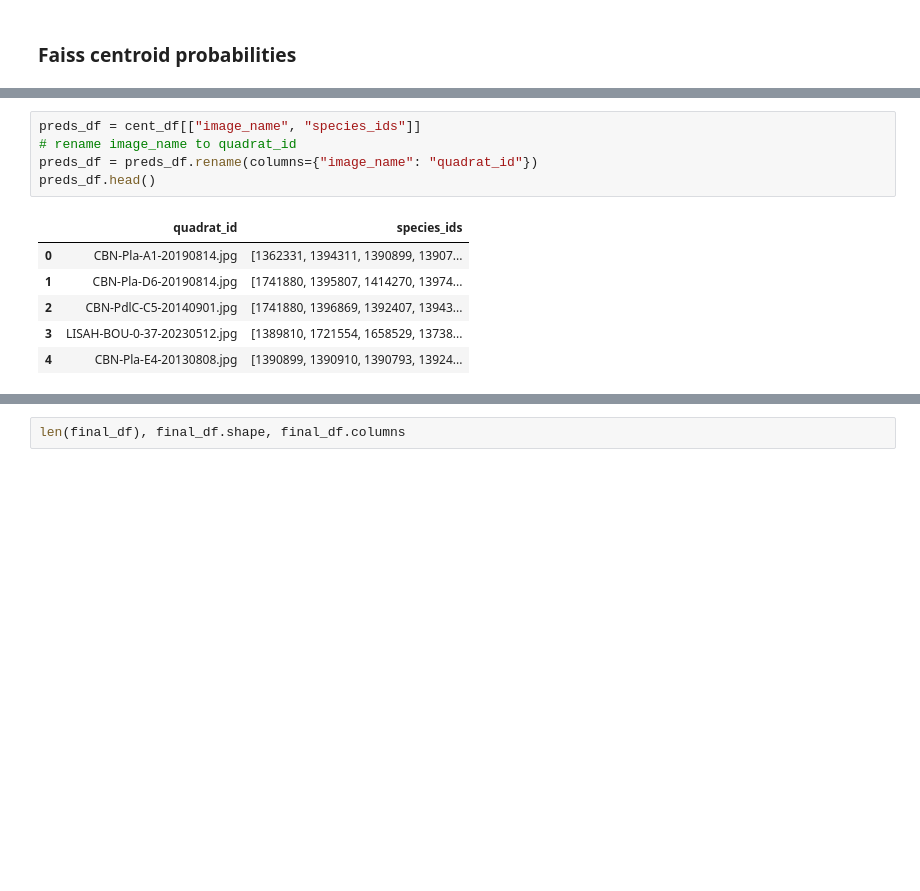
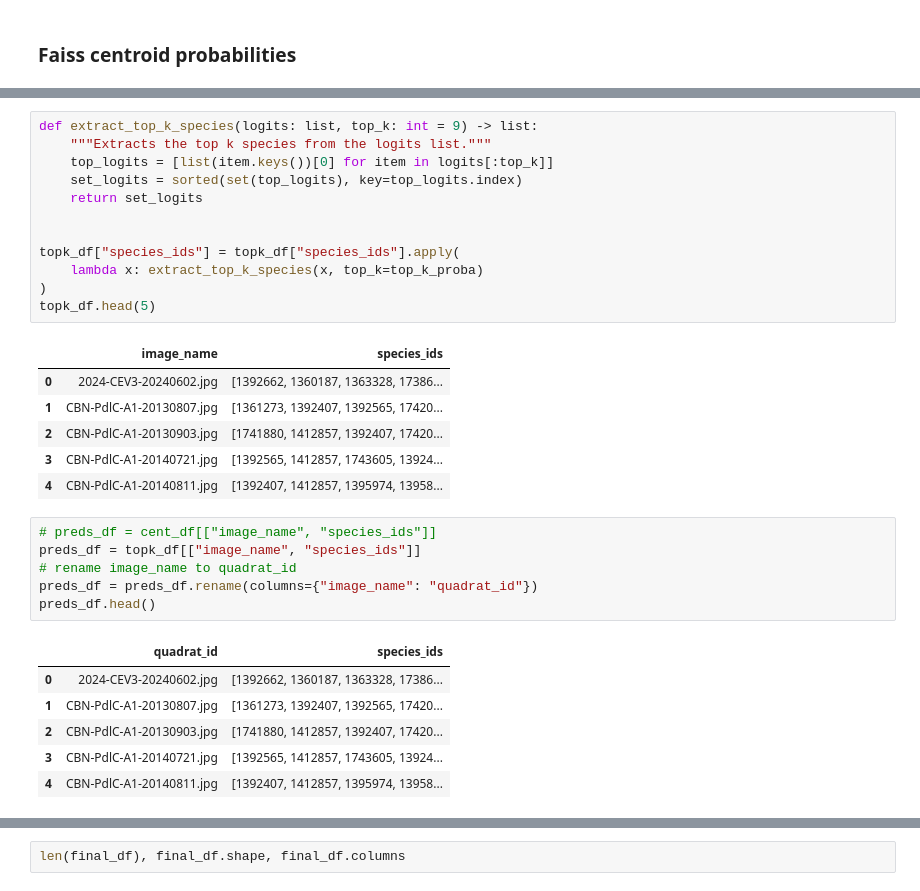
Before and after one commit to dsgt-arc/plantclef-2025, a Jupyter notebook: notebooks/classification/20250419-mg-centroids.ipynb, the cells around one changed output, grey strips where cells are left out. Cells and saved outputs as stored; diff of their text form; blank space fills up the shorter version.

```diff
--- a/notebooks/classification/20250419-mg-centroids.ipynb
+++ b/notebooks/classification/20250419-mg-centroids.ipynb
@@ -108,15 +157,35 @@ cent_df["species_ids"].iloc[0]
+# %%
+def extract_top_k_species(logits: list, top_k: int = 9) -> list:
+    """Extracts the top k species from the logits list."""
+    top_logits = [list(item.keys())[0] for item in logits[:top_k]]
+    set_logits = sorted(set(top_logits), key=top_logits.index)
+    return set_logits
+
+
+topk_df["species_ids"] = topk_df["species_ids"].apply(
+    lambda x: extract_top_k_species(x, top_k=top_k_proba)
+)
+topk_df.head(5)
+# %% [output]
+|  | image_name | species_ids |
+| 0 | 2024-CEV3-20240602.jpg | [1392662, 1360187, 1363328, 17386... |
+| 1 | CBN-PdlC-A1-20130807.jpg | [1361273, 1392407, 1392565, 17420... |
+| 2 | CBN-PdlC-A1-20130903.jpg | [1741880, 1412857, 1392407, 17420... |
+| 3 | CBN-PdlC-A1-20140721.jpg | [1392565, 1412857, 1743605, 13924... |
+| 4 | CBN-PdlC-A1-20140811.jpg | [1392407, 1412857, 1395974, 13958... |
 # %%
-preds_df = cent_df[["image_name", "species_ids"]]
+# preds_df = cent_df[["image_name", "species_ids"]]
+preds_df = topk_df[["image_name", "species_ids"]]
 # rename image_name to quadrat_id
 preds_df = preds_df.rename(columns={"image_name": "quadrat_id"})
 preds_df.head()
 # %% [output]
 |  | quadrat_id | species_ids |
-| 0 | CBN-Pla-A1-20190814.jpg | [1362331, 1394311, 1390899, 13907... |
-| 1 | CBN-Pla-D6-20190814.jpg | [1741880, 1395807, 1414270, 13974... |
-| 2 | CBN-PdlC-C5-20140901.jpg | [1741880, 1396869, 1392407, 13943... |
-| 3 | LISAH-BOU-0-37-20230512.jpg | [1389810, 1721554, 1658529, 13738... |
-| 4 | CBN-Pla-E4-20130808.jpg | [1390899, 1390910, 1390793, 13924... |
+| 0 | 2024-CEV3-20240602.jpg | [1392662, 1360187, 1363328, 17386... |
+| 1 | CBN-PdlC-A1-20130807.jpg | [1361273, 1392407, 1392565, 17420... |
+| 2 | CBN-PdlC-A1-20130903.jpg | [1741880, 1412857, 1392407, 17420... |
+| 3 | CBN-PdlC-A1-20140721.jpg | [1392565, 1412857, 1743605, 13924... |
+| 4 | CBN-PdlC-A1-20140811.jpg | [1392407, 1412857, 1395974, 13958... |
 # %%
 def format_species_ids(species_ids: list) -> str:
     """Formats the species IDs in single square brackets, separated by commas."""
```
Also changed, not shown: parts of 13 cells of this notebook, 1 other file.
